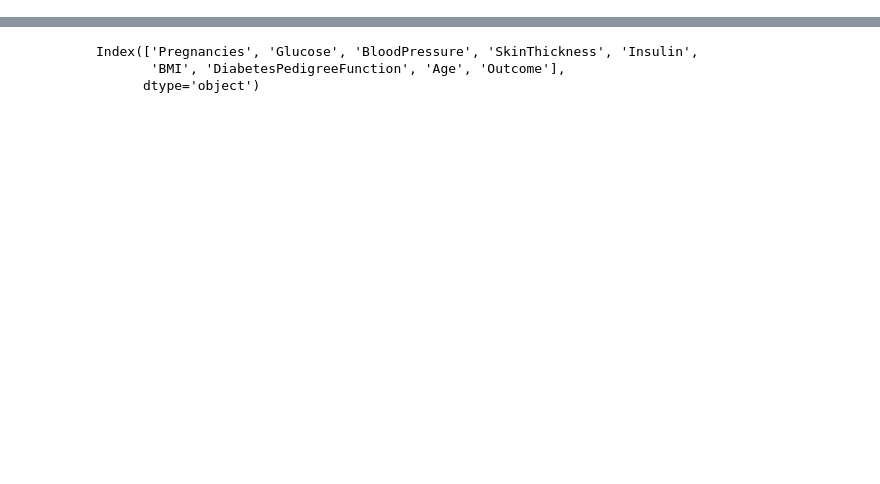
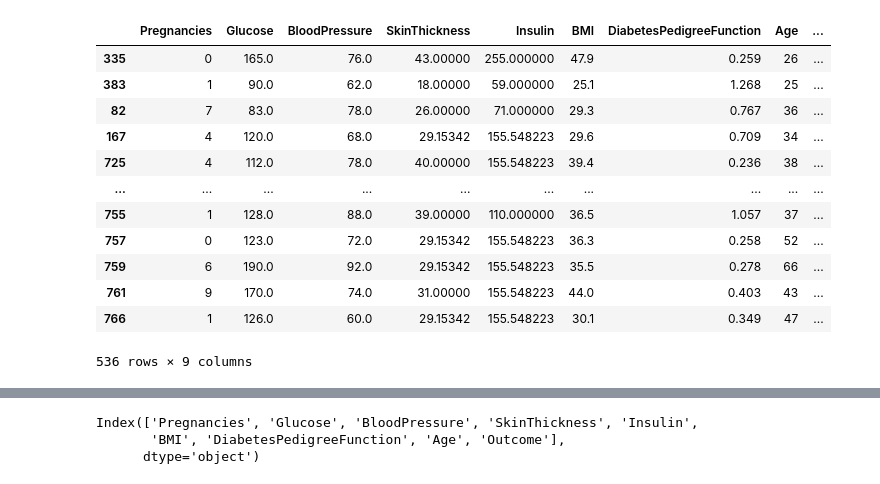
Before and after one commit to JOCRZ/Meriskill-Internship, a Jupyter notebook: Projects/Project2/M3Project2.ipynb, the cells around one changed output, grey strips where cells are left out. Drawn from its saved outputs; the diff is of its cells as text; code cells hidden in the pictures; blank space fills up the shorter version.

```diff
--- a/Projects/Project2/M3Project2.ipynb
+++ b/Projects/Project2/M3Project2.ipynb
@@ -10,3 +16,19 @@ df = data.copy()
+# %%
+df
+# %% [output]
+|  | Pregnancies | Glucose | BloodPressure | SkinThickness | Insulin | BMI | DiabetesPedigreeFunction | Age | ... |
+| 335 | 0 | 165.0 | 76.0 | 43.00000 | 255.000000 | 47.9 | 0.259 | 26 | ... |
+| 383 | 1 | 90.0 | 62.0 | 18.00000 | 59.000000 | 25.1 | 1.268 | 25 | ... |
+| 82 | 7 | 83.0 | 78.0 | 26.00000 | 71.000000 | 29.3 | 0.767 | 36 | ... |
+| 167 | 4 | 120.0 | 68.0 | 29.15342 | 155.548223 | 29.6 | 0.709 | 34 | ... |
+| 725 | 4 | 112.0 | 78.0 | 40.00000 | 155.548223 | 39.4 | 0.236 | 38 | ... |
+| ... | ... | ... | ... | ... | ... | ... | ... | ... | ... |
+| 755 | 1 | 128.0 | 88.0 | 39.00000 | 110.000000 | 36.5 | 1.057 | 37 | ... |
+| 757 | 0 | 123.0 | 72.0 | 29.15342 | 155.548223 | 36.3 | 0.258 | 52 | ... |
+| 759 | 6 | 190.0 | 92.0 | 29.15342 | 155.548223 | 35.5 | 0.278 | 66 | ... |
+| 761 | 9 | 170.0 | 74.0 | 31.00000 | 155.548223 | 44.0 | 0.403 | 43 | ... |
+| 766 | 1 | 126.0 | 60.0 | 29.15342 | 155.548223 | 30.1 | 0.349 | 47 | ... |
+536 rows × 9 columns
 # %%
 df.shape
 # %% [output]
```
Also changed, not shown: parts of 12 cells of this notebook.
